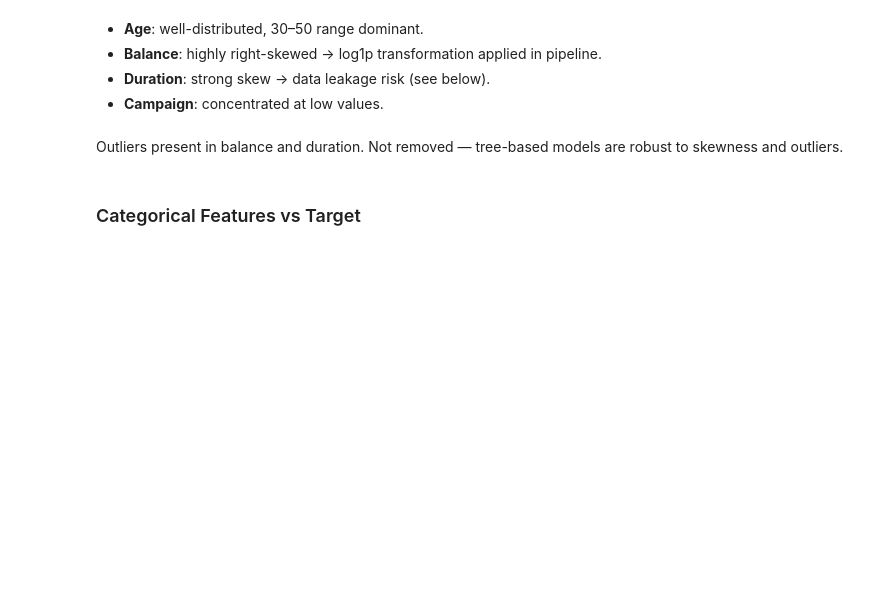
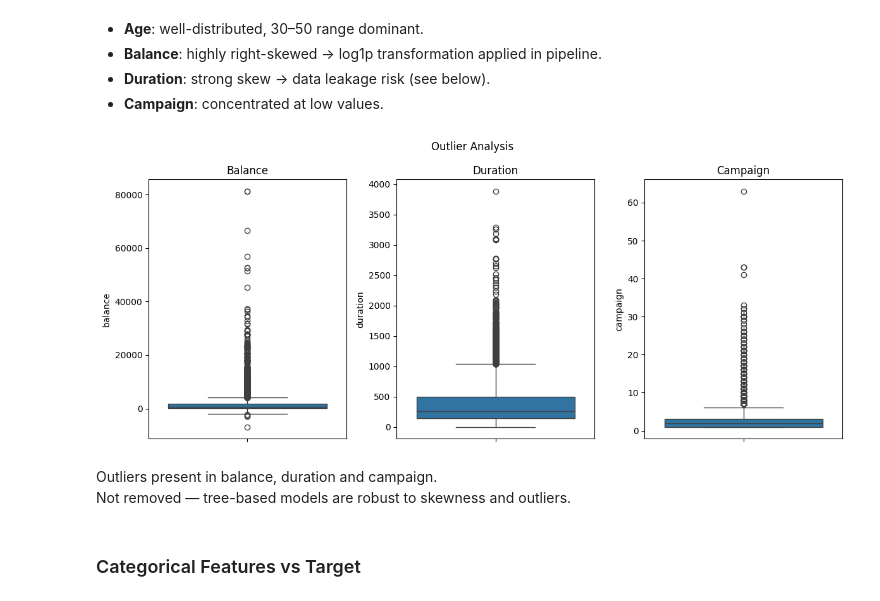
Before and after one commit to RCutrino/bank-marketing-mlops, a Jupyter notebook: notebook/exploration.ipynb, the cells around one changed output. Saved outputs shown, nothing was run; the diff lists cells and outputs as text; code cells hidden in the pictures; blank space fills up the shorter version.

```diff
--- a/notebook/exploration.ipynb
+++ b/notebook/exploration.ipynb
@@ -61,15 +117,18 @@ plt.show()
 - **Duration**: strong skew → data leakage risk (see below).
 - **Campaign**: concentrated at low values.
 # %%
-fig, axes = plt.subplots(1, 3, figsize=(15, 5))
+fig, axes = plt.subplots(1, 3, figsize=(12, 5))
 for ax, col in zip(axes, ['balance', 'duration', 'campaign']):
     sns.boxplot(y=df[col], ax=ax)
     ax.set_title(col.capitalize())
 plt.suptitle('Outlier Analysis')
 plt.tight_layout()
 plt.show()
+# %% [output]
+[figure, added]
 # %% [markdown]
-Outliers present in balance and duration. Not removed — tree-based models are robust to skewness and outliers.
+Outliers present in balance, duration and campaign.
+Not removed — tree-based models are robust to skewness and outliers.
 # %% [markdown]
 ### Categorical Features vs Target
 # %%
```
Also changed, not shown: parts of 15 cells of this notebook.
